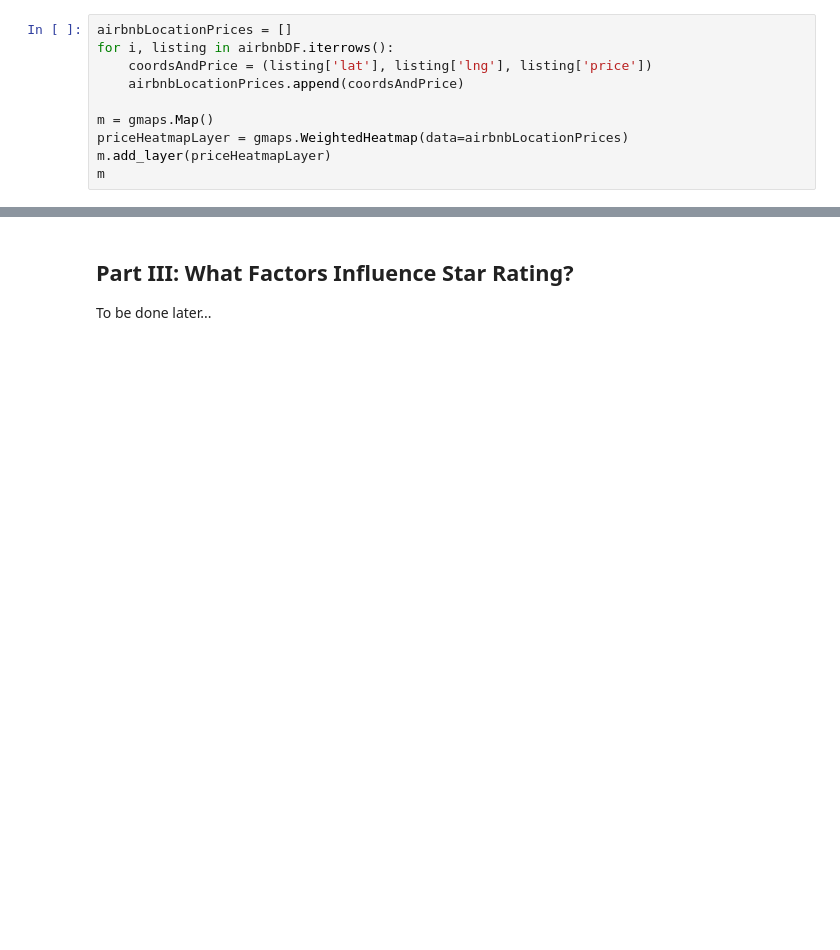
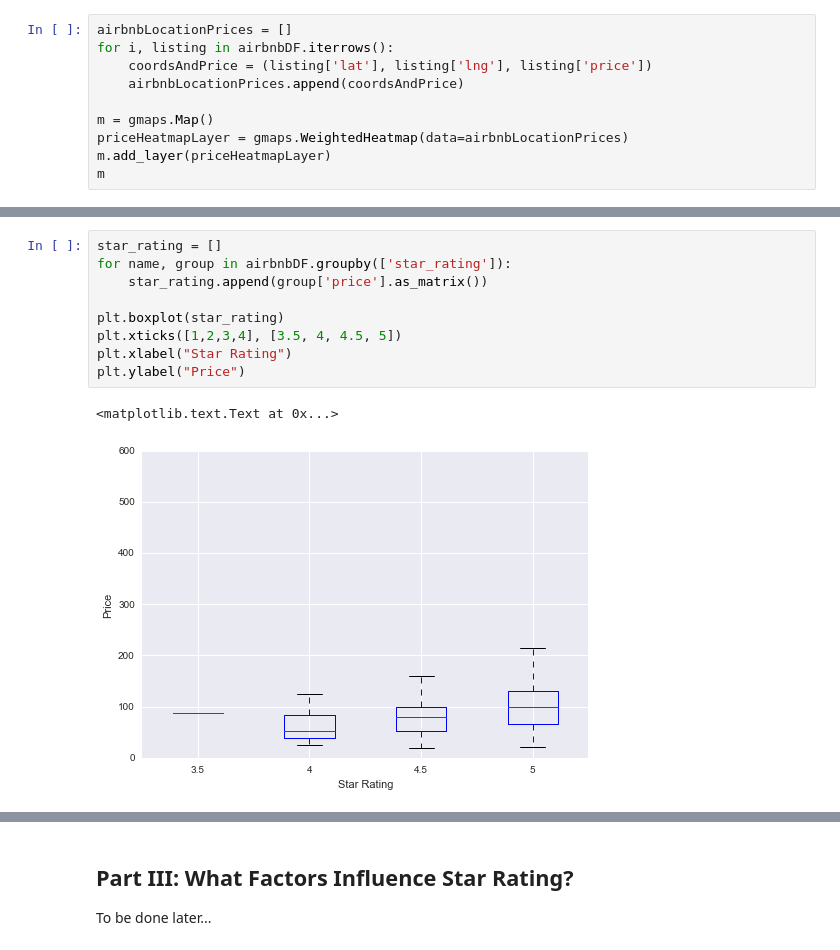
Before and after one commit to shouvikmani/AirbnbDataAnalysis, a Jupyter notebook: Analyzing_Airbnb_in_New_York_City.ipynb, the cells around one changed output, grey strips where cells are left out. Drawn from its saved outputs; the diff is of its cells as text; blank space fills up the shorter version.

```diff
--- a/Analyzing_Airbnb_in_New_York_City.ipynb
+++ b/Analyzing_Airbnb_in_New_York_City.ipynb
@@ -169,0 +214,12 @@ From the previous section, it's clear that the location of a property has an imp
+# %%
+star_rating = []
+for name, group in airbnbDF.groupby(['star_rating']):
+    star_rating.append(group['price'].as_matrix())
+
+plt.boxplot(star_rating)
+plt.xticks([1,2,3,4], [3.5, 4, 4.5, 5])
+plt.xlabel("Star Rating")
+plt.ylabel("Price")
+# %% [output]
+<matplotlib.text.Text at 0x...>
+[figure, added]
```
Also changed, not shown: parts of 17 cells of this notebook, 1 other file.
